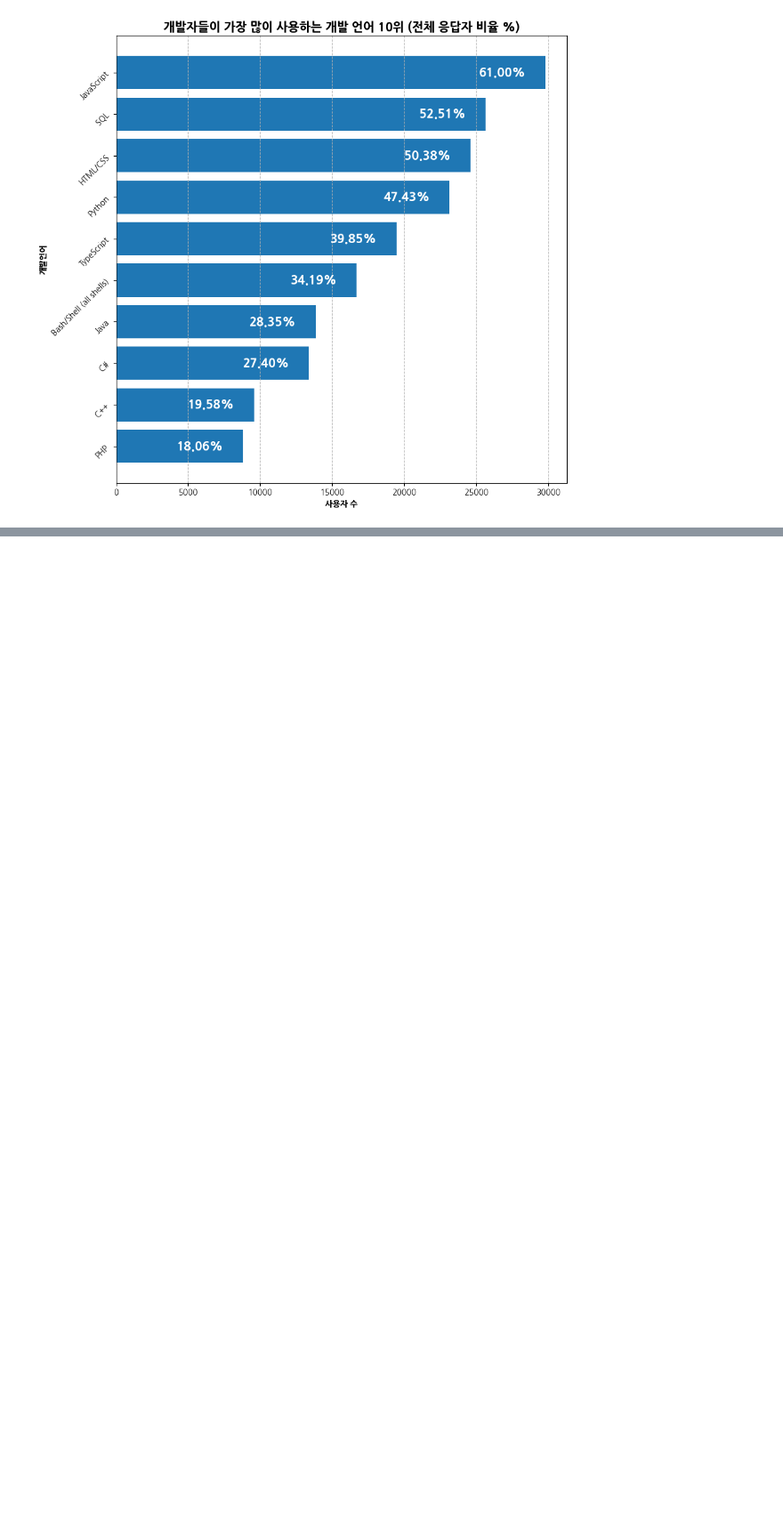
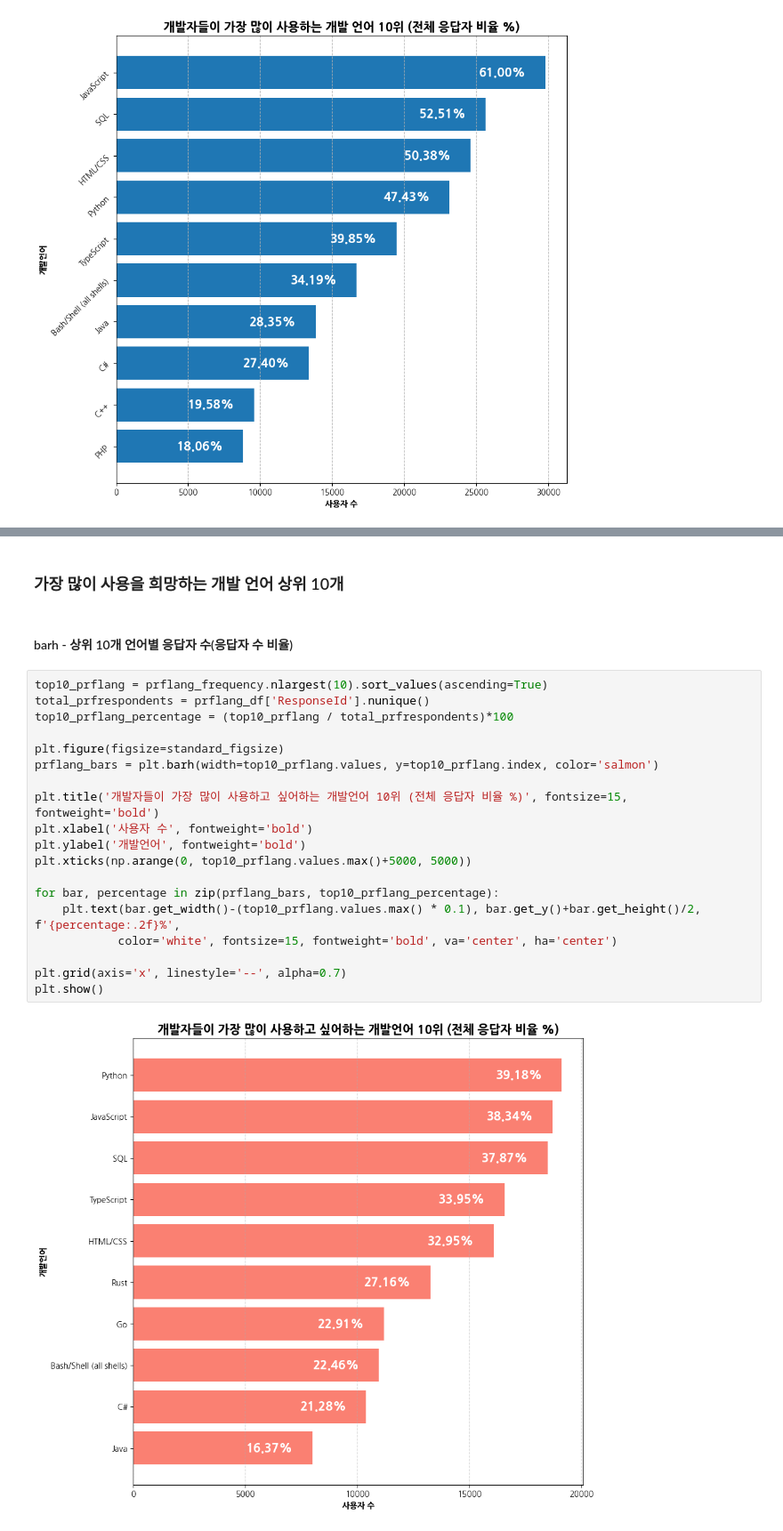
Before and after one commit to sol-commits/developer_survey_analysis_2024, a Jupyter notebook: analysis.ipynb, the cells around one changed output, grey strips where cells are left out. Shown at 89% size. Cells and saved outputs as stored; diff of their text form; blank space fills up the shorter version.

```diff
--- a/analysis.ipynb
+++ b/analysis.ipynb
@@ -1421,0 +1487,25 @@ plt.show()
+# %% [markdown]
+### 가장 많이 사용을 희망하는 개발 언어 상위 10개
+# %% [markdown]
+#### barh - 상위 10개 언어별 응답자 수(응답자 수 비율)
+# %%
+top10_prflang = prflang_frequency.nlargest(10).sort_values(ascending=True)
+total_prfrespondents = prflang_df['ResponseId'].nunique()
+top10_prflang_percentage = (top10_prflang / total_prfrespondents)*100
+
+plt.figure(figsize=standard_figsize)
+prflang_bars = plt.barh(width=top10_prflang.values, y=top10_prflang.index, color='salmon')
+
+plt.title('개발자들이 가장 많이 사용하고 싶어하는 개발언어 10위 (전체 응답자 비율 %)', fontsize=15, fontweight='bold')
+plt.xlabel('사용자 수', fontweight='bold')
+plt.ylabel('개발언어', fontweight='bold')
+plt.xticks(np.arange(0, top10_prflang.values.max()+5000, 5000))
+
+for bar, percentage in zip(prflang_bars, top10_prflang_percentage):
+    plt.text(bar.get_width()-(top10_prflang.values.max() * 0.1), bar.get_y()+bar.get_height()/2, f'{percentage:.2f}%',
+            color='white', fontsize=15, fontweight='bold', va='center', ha='center')
+
+plt.grid(axis='x', linestyle='--', alpha=0.7)
+plt.show()
+# %% [output]
+[figure, added]
```
Also changed, not shown: parts of 61 cells of this notebook.
